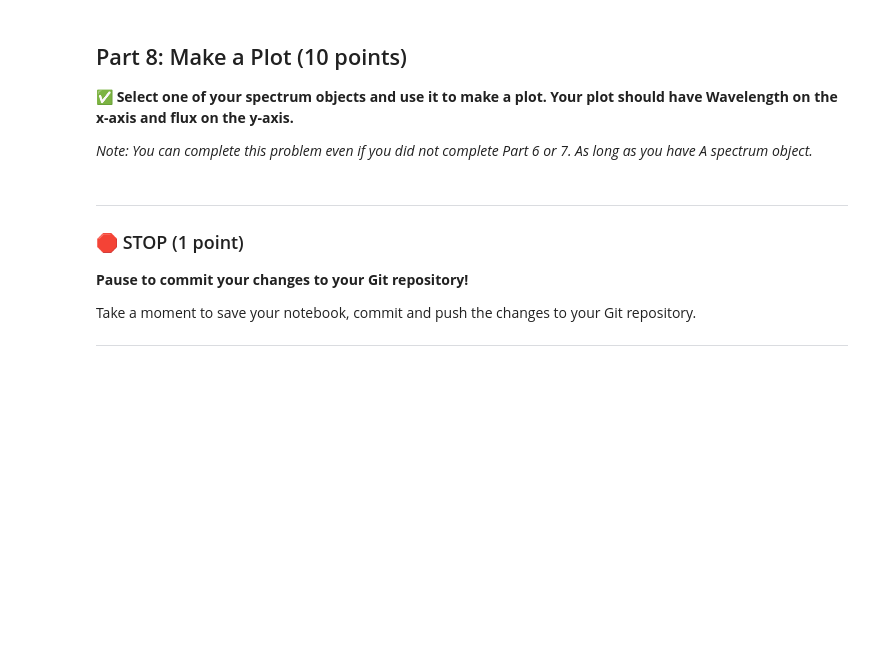
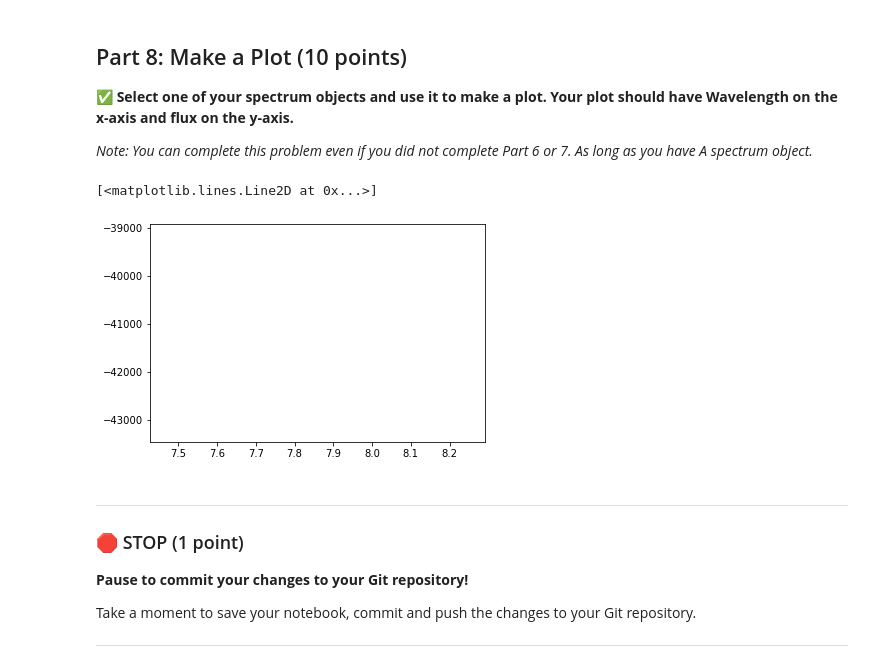
Before and after one commit to jeffpasque/CMSE202-s23-turnin, a Jupyter notebook: CMSE202_Midterm_004_STUDENT.ipynb, the cells around one changed output. Saved outputs shown, nothing was run; the diff lists cells and outputs as text; code cells hidden in the pictures; blank space fills up the shorter version.

```diff
--- a/CMSE202_Midterm_004_STUDENT.ipynb
+++ b/CMSE202_Midterm_004_STUDENT.ipynb
@@ -186,7 +186,7 @@ The issue with this dataset is that it comes in two parts: the spectra and the m
 #Write class here
 class Spectrum:
 
-    def __init__(self, ID):
+    def __init__(self, ID, RA, DEC, Scale_Factor, Wavelength, Flux):
         self.ID = ID
         self.RA = RA
         self.DEC = DEC
@@ -233,7 +269,23 @@ Take a moment to save your notebook, commit  and push the changes to your Git re
 
 *Note: You can complete this problem even if you did not complete Part 6 or 7. As long as you have A spectrum object.*
 # %%
-#Write your code here
+class Spectrum:
+    def __init__(self, Wavelength, Flux):
+        self.wavelength = Wavelength
+        self.flux = Flux
+
+
+#7.86
+fluxvalue = 4119 * 1*10^(-16)
+wavevalue = 7.86
+
+spct = Spectrum(wavevalue, fluxvalue)
+spct
+
+plt.plot(spct.wavelength, spct.flux, color = 'red')
+# %% [output]
+[<matplotlib.lines.Line2D at 0x...>]
+[figure, added]
 # %% [markdown]
 ---
 ### &#128721; STOP (1 point)
```
Also changed, not shown: parts of 2 cells of this notebook.
